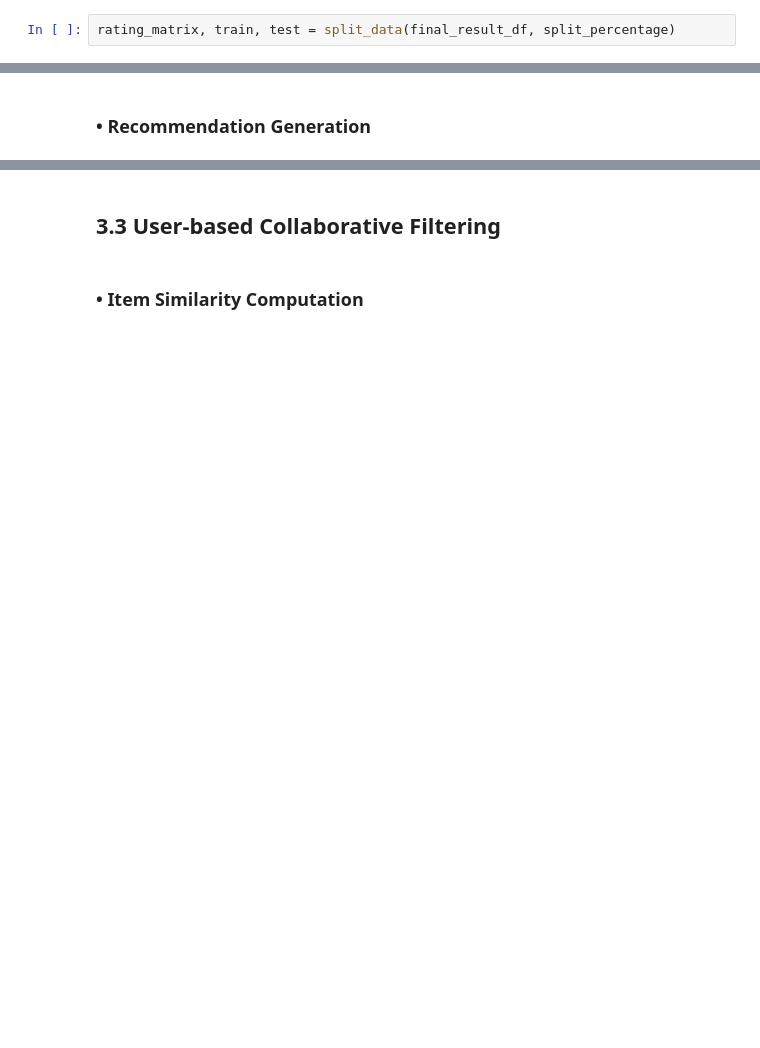
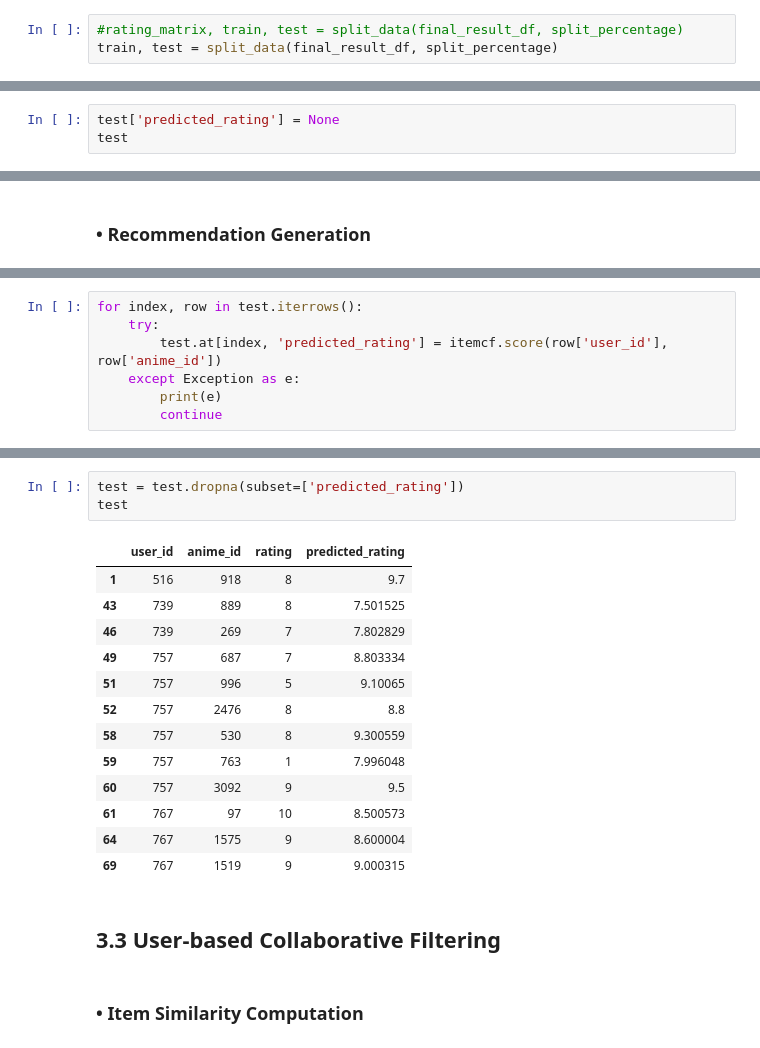
Before and after one commit to SpottedBush/anime_reco, a Jupyter notebook: samples.ipynb, the cells around one changed output, grey strips where cells are left out. Saved outputs shown, nothing was run; the diff lists cells and outputs as text; blank space fills up the shorter version.

Commit message:
fix: cornac score

```diff
--- a/samples.ipynb
+++ b/samples.ipynb
@@ -197,4 +245,5 @@ top_n = 10
 split_percentage = 0.9              # 90% of the data will be used for training and 10% for testing
 core = 1000                         # keep only items that where rated by at least $core$ users
 # %%
-rating_matrix, train, test = split_data(final_result_df, split_percentage)
+#rating_matrix, train, test = split_data(final_result_df, split_percentage)
+train, test = split_data(final_result_df, split_percentage)
@@ -200,0 +254,3 @@ rating_matrix, train, test = split_data(final_result_df, split_percentage)
+# %%
+test['predicted_rating'] = None
+test
@@ -228,0 +291,7 @@ AttributeError: 'csr_matrix' object has no attribute 'A'
+# %%
+for index, row in test.iterrows():
+    try:
+        test.at[index, 'predicted_rating'] = itemcf.score(row['user_id'], row['anime_id'])
+    except Exception as e:
+        print(e)
+        continue
@@ -229,3 +316,20 @@ AttributeError: 'csr_matrix' object has no attribute 'A'
+# %%
+test = test.dropna(subset=['predicted_rating'])
+test
+# %% [output]
+|  | user_id | anime_id | rating | predicted_rating |
+| 1 | 516 | 918 | 8 | 9.7 |
+| 43 | 739 | 889 | 8 | 7.501525 |
+| 46 | 739 | 269 | 7 | 7.802829 |
+| 49 | 757 | 687 | 7 | 8.803334 |
+| 51 | 757 | 996 | 5 | 9.10065 |
+| 52 | 757 | 2476 | 8 | 8.8 |
+| 58 | 757 | 530 | 8 | 9.300559 |
+| 59 | 757 | 763 | 1 | 7.996048 |
+| 60 | 757 | 3092 | 9 | 9.5 |
+| 61 | 767 | 97 | 10 | 8.500573 |
+| 64 | 767 | 1575 | 9 | 8.600004 |
+| 69 | 767 | 1519 | 9 | 9.000315 |
 # %% [markdown]
 ## 3.3 User-based Collaborative Filtering
 # %% [markdown]
```
Also changed, not shown: parts of 18 cells of this notebook.
